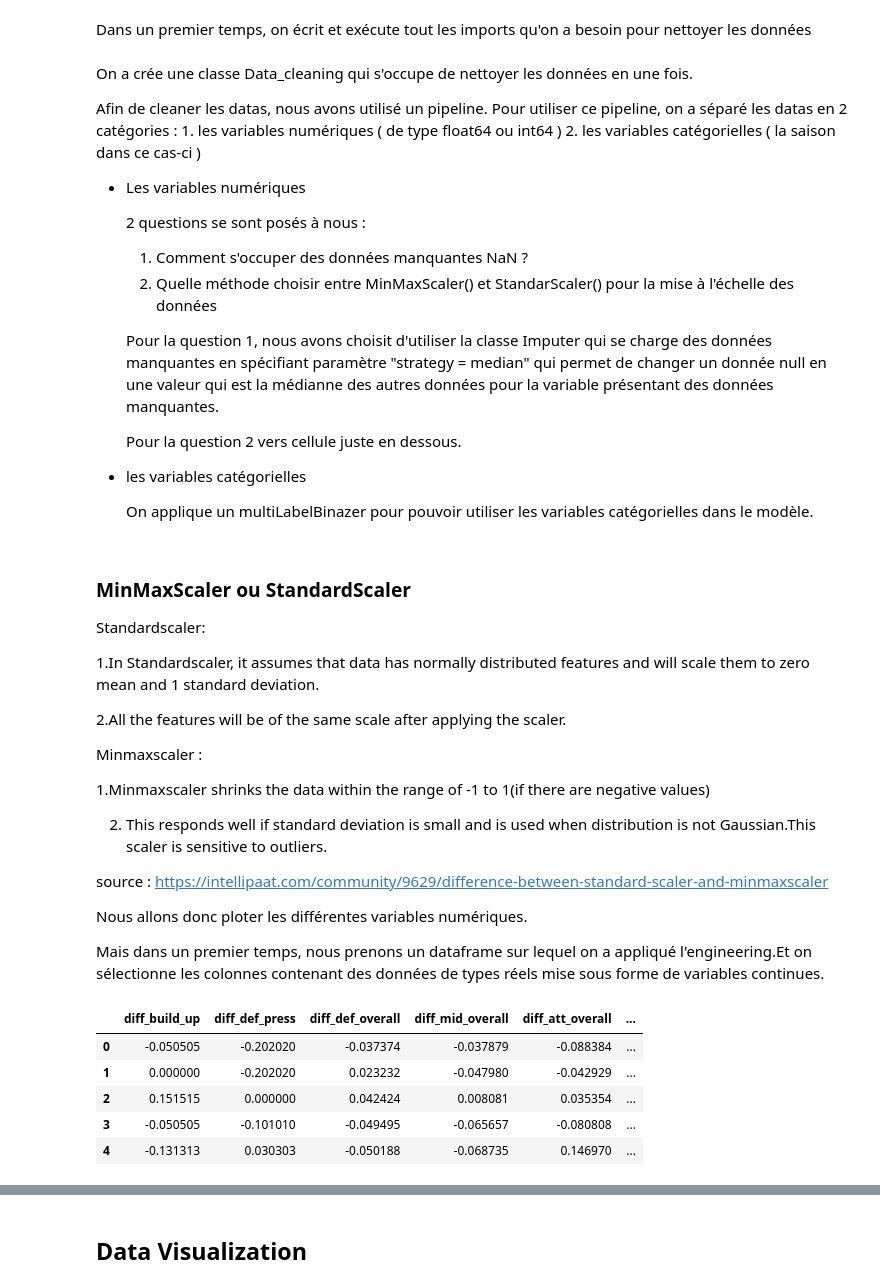
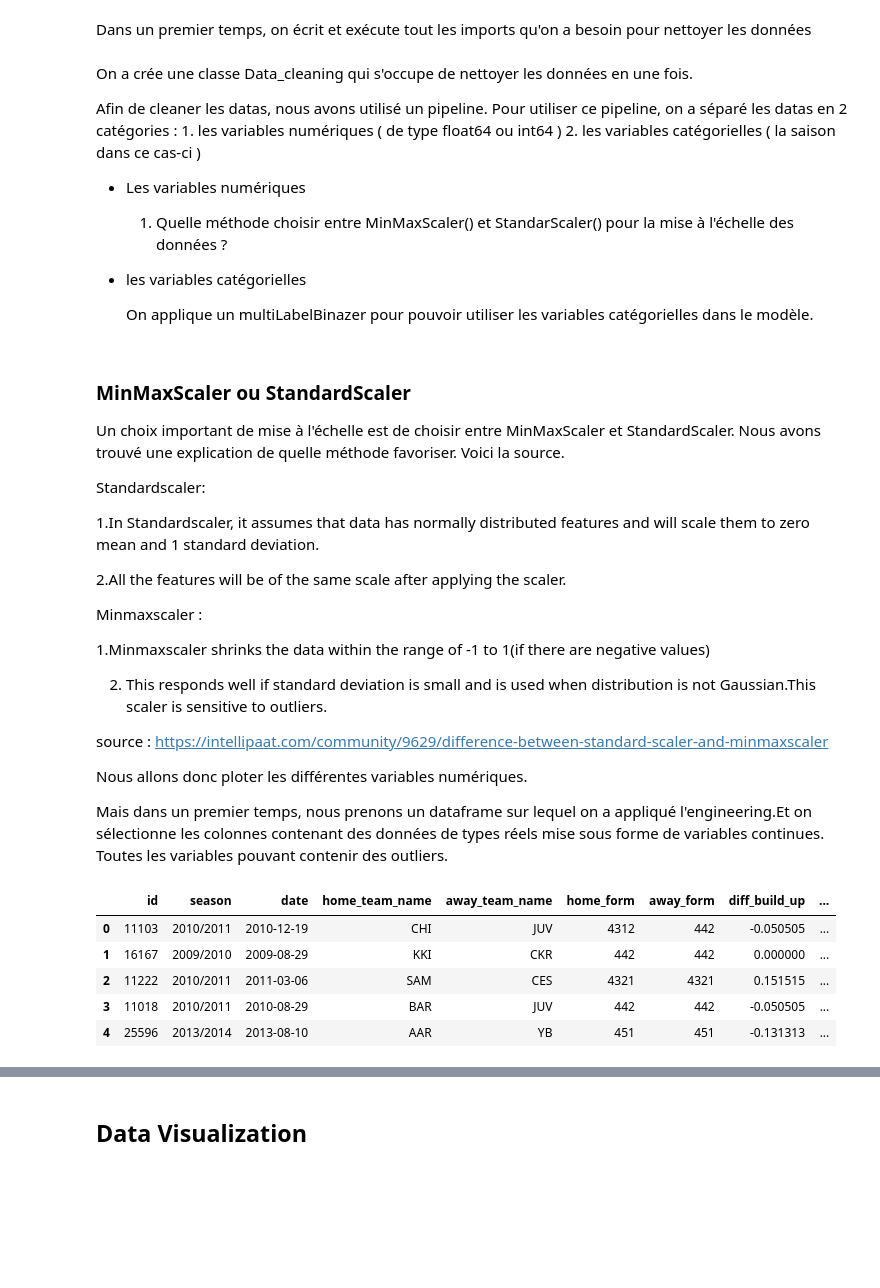
Before and after one commit to baudouinMartelee/Project_Football_Pred, a Jupyter notebook: Rapport1(Cleaning).ipynb, the cells around one changed output, grey strips where cells are left out. Drawn from its saved outputs; the diff is of its cells as text; code cells hidden in the pictures; blank space fills up the shorter version.

```diff
--- a/Rapport1(Cleaning).ipynb
+++ b/Rapport1(Cleaning).ipynb
@@ -43,21 +43,15 @@ Pour utiliser ce pipeline, on a séparé les datas en 2 catégories :
 
 - Les variables numériques
 
-    2 questions se sont posés à nous :
-
-    1. Comment s'occuper des données manquantes NaN ?
-    2. Quelle méthode choisir entre MinMaxScaler() et StandarScaler() pour la mise à l'échelle des données
-
-    Pour la question 1, nous avons choisit d'utiliser la classe Imputer qui se charge des données manquantes en spécifiant         paramètre "strategy = median" qui permet de changer un donnée null en une valeur qui est la médianne des autres données         pour la variable présentant des données manquantes.
-
-    Pour la question 2 vers cellule juste en dessous.
-
+    1. Quelle méthode choisir entre MinMaxScaler() et StandarScaler() pour la mise à l'échelle des données ?
 
 - les variables catégorielles
 
     On applique un multiLabelBinazer pour pouvoir utiliser les variables catégorielles dans le modèle.
 # %% [markdown]
 ### MinMaxScaler ou StandardScaler
+
+Un choix important de mise à l'échelle est de choisir entre MinMaxScaler et StandardScaler. Nous avons trouvé une explication de quelle méthode favoriser. Voici la source.
 
 Standardscaler:
 
@@ -76,25 +70,22 @@ source : https://intellipaat.com/community/9629/difference-between-standard-scal
 
 Nous allons donc ploter les différentes variables numériques.
 
-Mais dans un premier temps, nous prenons un dataframe sur lequel on a appliqué l'engineering.Et on sélectionne les colonnes contenant des données de types réels mise sous forme de variables continues.
+Mais dans un premier temps, nous prenons un dataframe sur lequel on a appliqué l'engineering.Et on sélectionne les colonnes contenant des données de types réels mise sous forme de variables continues. Toutes les variables pouvant contenir des outliers.
 # %%
 import pandas as pd
 from sklearn.pipeline import FeatureUnion
 
 matchsTrain = pd.read_csv('./csv/matchsTrainFinal.csv')
 
 matchsTrain.drop(columns=['Unnamed: 0','index'],inplace=True)
 
+matchsTrain.head()
 
-matchsTrainNumVariables = matchsTrain.iloc[:,7:16]
-
-colLabels = matchsTrainNumVariables.columns
-
-matchsTrainNumVariables.head()
+#On peut voir que les variables continues sont à partir de la colonne 7
 # %% [output]
-|  | diff_build_up | diff_def_press | diff_def_overall | diff_mid_overall | diff_att_overall | ... |
-| 0 | -0.050505 | -0.202020 | -0.037374 | -0.037879 | -0.088384 | ... |
-| 1 | 0.000000 | -0.202020 | 0.023232 | -0.047980 | -0.042929 | ... |
-| 2 | 0.151515 | 0.000000 | 0.042424 | 0.008081 | 0.035354 | ... |
-| 3 | -0.050505 | -0.101010 | -0.049495 | -0.065657 | -0.080808 | ... |
-| 4 | -0.131313 | 0.030303 | -0.050188 | -0.068735 | 0.146970 | ... |
+|  | id | season | date | home_team_name | away_team_name | home_form | away_form | diff_build_up | ... |
+| 0 | 11103 | 2010/2011 | 2010-12-19 | CHI | JUV | 4312 | 442 | -0.050505 | ... |
+| 1 | 16167 | 2009/2010 | 2009-08-29 | KKI | CKR | 442 | 442 | 0.000000 | ... |
+| 2 | 11222 | 2010/2011 | 2011-03-06 | SAM | CES | 4321 | 4321 | 0.151515 | ... |
+| 3 | 11018 | 2010/2011 | 2010-08-29 | BAR | JUV | 442 | 442 | -0.050505 | ... |
+| 4 | 25596 | 2013/2014 | 2013-08-10 | AAR | YB | 451 | 451 | -0.131313 | ... |
```
Also changed, not shown: parts of 9 cells of this notebook, 2 other files.
